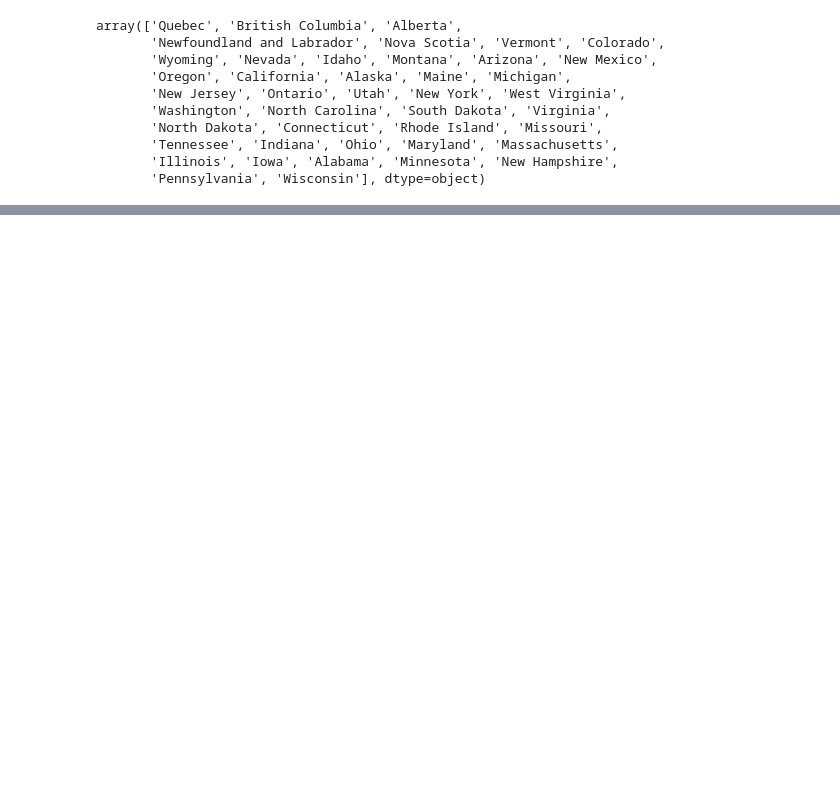
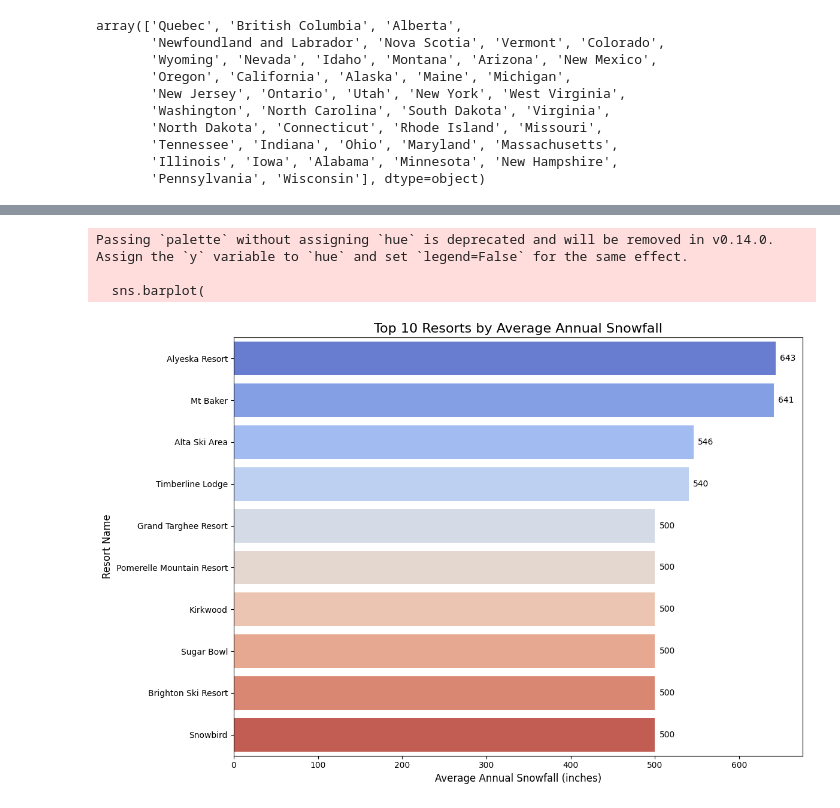
Before and after one commit to ella-walker/weather_api_project, a Jupyter notebook: weather.ipynb, the cells around one changed output, grey strips where cells are left out. Drawn from its saved outputs; the diff is of its cells as text; code cells hidden in the pictures; blank space fills up the shorter version.

```diff
--- a/weather.ipynb
+++ b/weather.ipynb
@@ -248,0 +304,6 @@ array(['Quebec', 'British Columbia', 'Alberta',
+# %%
+df['Average Annual Snowfall (inches)'] = pd.to_numeric(df['Average Annual Snowfall (inches)'], errors='coerce')
+
+# Get top 10 resorts by Average Annual Snowfall (inches)
+top10_snow = df.nlargest(10, 'Average Annual Snowfall (inches)')
+print(top10_snow)
@@ -248,0 +328,26 @@ array(['Quebec', 'British Columbia', 'Alberta',
+# %%
+plt.figure(figsize=(12,8))
+
+# Horizontal barplot
+sns.barplot(
+    data=top10_snow,
+    y='Resort Name',
+    x='Average Annual Snowfall (inches)',
+    palette='coolwarm'
+)
+
+# Annotate each bar
+for i, (resort, snowfall) in enumerate(zip(top10_snow['Resort Name'], top10_snow['Average Annual Snowfall (inches)'])):
+    plt.text(snowfall + 5, i, str(snowfall), va='center', fontsize=10)
+
+# Labels and title
+plt.xlabel('Average Annual Snowfall (inches)', fontsize=12)
+plt.ylabel('Resort Name', fontsize=12)
+plt.title('Top 10 Resorts by Average Annual Snowfall', fontsize=16)
+plt.tight_layout()
+plt.show()
+# %% [output]
+Passing `palette` without assigning `hue` is deprecated and will be removed in v0.14.0. Assign the `y` variable to `hue` and set `legend=False` for the same effect.
+
+  sns.barplot(
+[figure, added]
```
Also changed, not shown: parts of 10 cells of this notebook.
